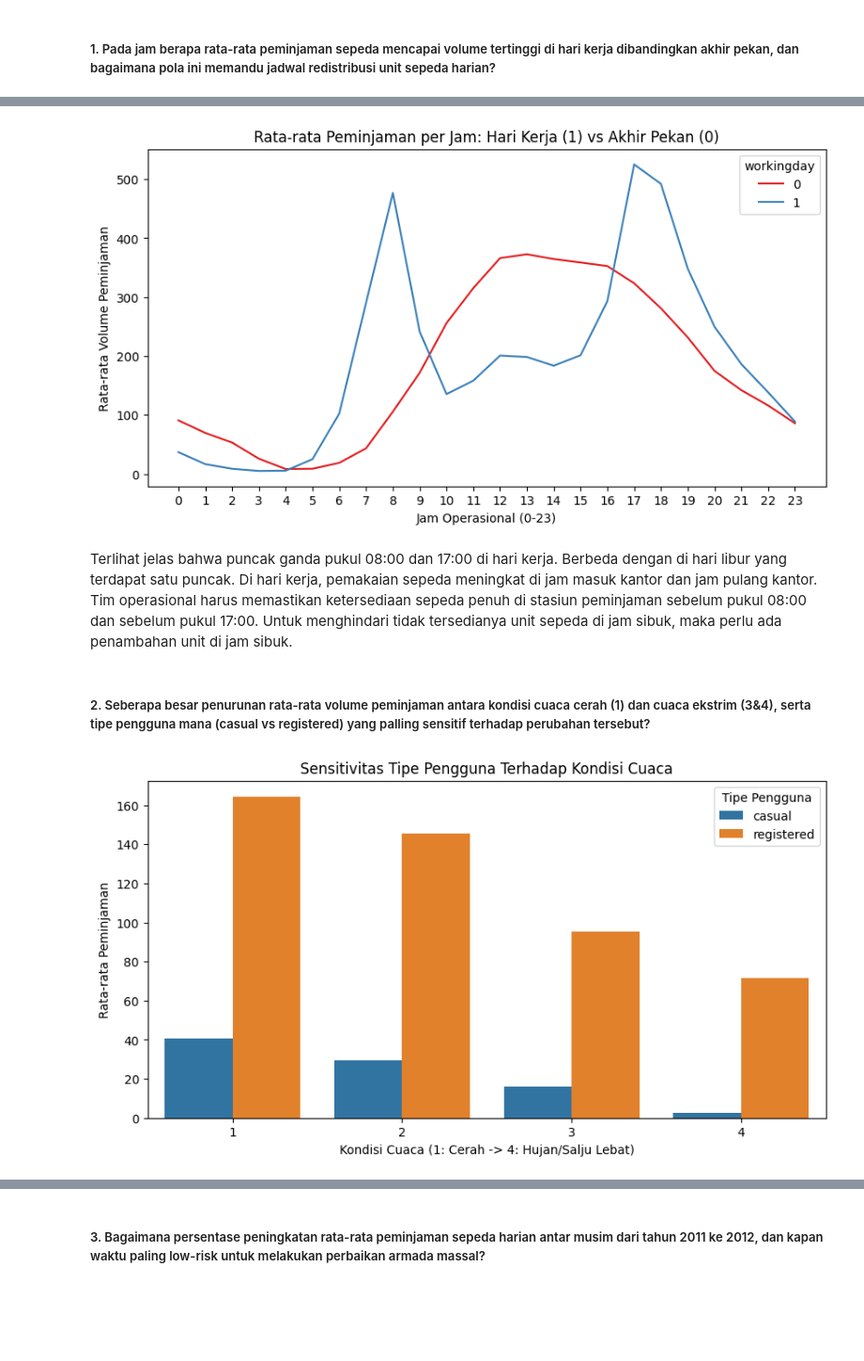
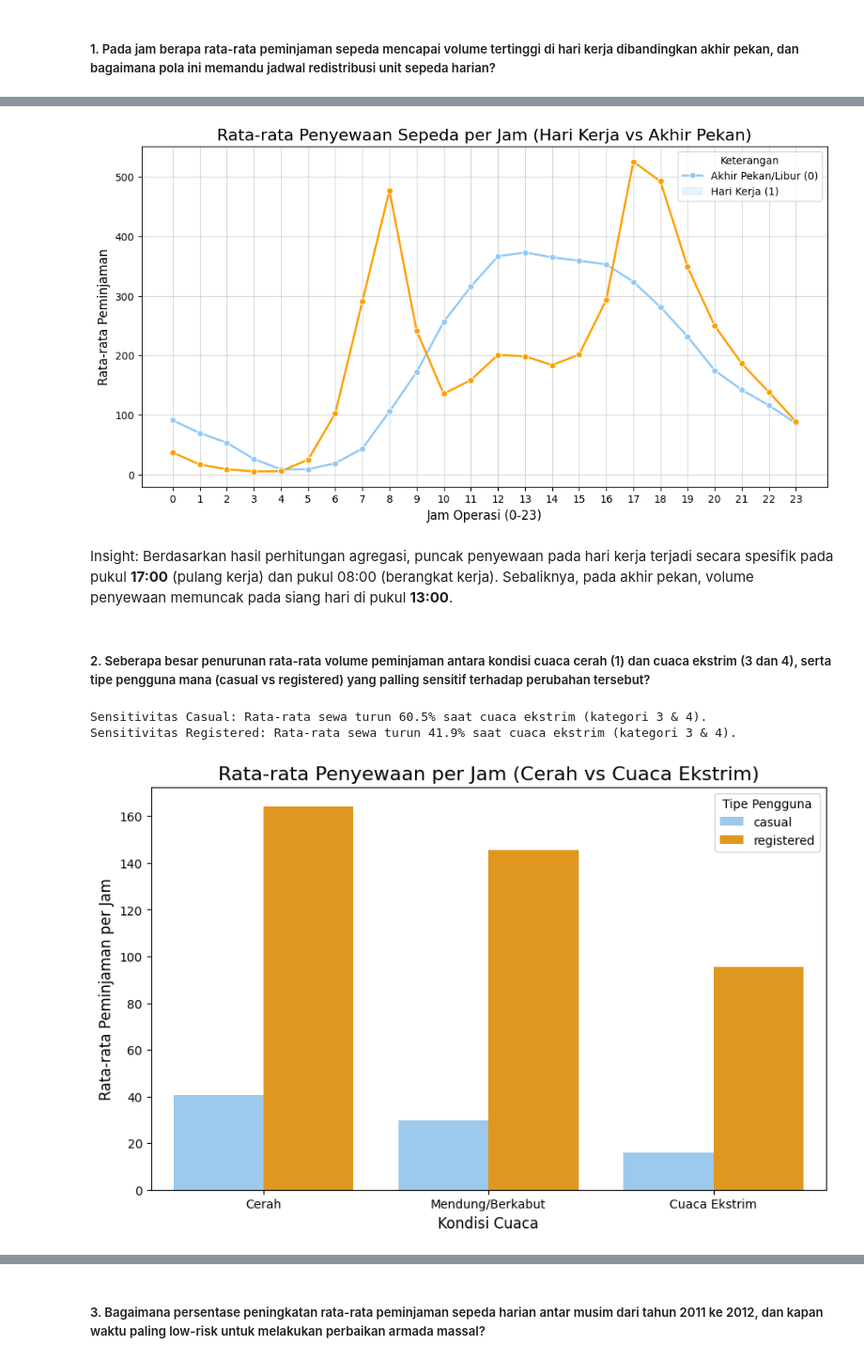
Before and after one commit to fajarvector/bike-sharing-analytics, a Jupyter notebook: notebook.ipynb, the cells around one changed output, grey strips where cells are left out. Shown at 94% size. Saved outputs shown, nothing was run; the diff lists cells and outputs as text; code cells hidden in the pictures; blank space fills up the shorter version.

```diff
--- a/notebook.ipynb
+++ b/notebook.ipynb
@@ -394,28 +410,67 @@ plt.show()
 # %%
-plt.figure(figsize=(10, 5))
-sns.lineplot(x='hr', y='cnt', hue='workingday', data=hour_df, estimator='mean', errorbar=None, palette='Set1')
-plt.title('Rata-rata Peminjaman per Jam: Hari Kerja (1) vs Akhir Pekan (0)')
-plt.xlabel('Jam Operasional (0-23)')
-plt.ylabel('Rata-rata Volume Peminjaman')
+# Visualisasi
+plt.figure(figsize=(12, 6))
+sns.lineplot(data=hourly_trend, x='hr', y='cnt', hue='workingday', marker='o', linewidth=2, palette=['#90CAF9', '#FF9F00'])
+plt.title("Rata-rata Penyewaan Sepeda per Jam (Hari Kerja vs Akhir Pekan)", fontsize=16)
+plt.xlabel("Jam Operasi (0-23)", fontsize=12)
+plt.ylabel("Rata-rata Peminjaman", fontsize=12)
 plt.xticks(range(0, 24))
+plt.legend(title='Keterangan', labels=['Akhir Pekan/Libur (0)', 'Hari Kerja (1)'])
+plt.grid(True, alpha=0.5)
 plt.show()
 # %% [output]
-[figure, old version]
+[figure, new version]
 # %% [markdown]
-Terlihat jelas bahwa puncak ganda pukul 08:00 dan 17:00 di hari kerja. Berbeda dengan di hari libur yang terdapat satu puncak. Di hari kerja, pemakaian sepeda meningkat di jam masuk kantor dan jam pulang kantor. Tim operasional harus memastikan ketersediaan sepeda penuh di stasiun peminjaman sebelum pukul 08:00 dan sebelum pukul 17:00. Untuk menghindari tidak tersedianya unit sepeda di jam sibuk, maka perlu ada penambahan unit di jam sibuk.
+Insight: Berdasarkan hasil perhitungan agregasi, puncak penyewaan pada hari kerja terjadi secara spesifik pada pukul **17:00** (pulang kerja) dan pukul 08:00 (berangkat kerja). Sebaliknya, pada akhir pekan, volume penyewaan memuncak pada siang hari di pukul **13:00**.
 # %% [markdown]
-##### 2. Seberapa besar penurunan rata-rata volume peminjaman antara kondisi cuaca cerah (1) dan cuaca ekstrim (3&4), serta tipe pengguna mana (casual vs registered) yang palling sensitif terhadap perubahan tersebut?
+##### 2. Seberapa besar penurunan rata-rata volume peminjaman antara kondisi cuaca cerah (1) dan cuaca ekstrim (3 dan 4), serta tipe pengguna mana (casual vs registered) yang palling sensitif terhadap perubahan tersebut?
+# %%
+# Membuat kolom pengelompokan cuaca: Gabungkan kategori 3 dan 4 menjadi 'Cuaca Buruk'
+def group_weather(w):
+    if w == 1:
+        return 'Cerah'
+    elif w == 2:
+        return 'Mendung/Berkabut'
+    else:
+        return 'Cuaca Ekstrim'
+
+hour_df['weather_group'] = hour_df['weathersit'].apply(group_weather)
+
+# Agregasi rata-rata peminjaman per jam berdasarkan kelompok cuaca
+weather_impact_hr = hour_df.groupby('weather_group')[['cnt', 'casual', 'registered']].mean().reset_index()
+
+# Kalkulasi persentase penurunan antara Cuaca Cerah dan Cuaca Buruk (Gabungan 3 & 4)
+val_clear_casual = weather_impact_hr[weather_impact_hr['weather_group'] == 'Cerah']['casual'].values[0]
+val_bad_casual = weather_impact_hr[weather_impact_hr['weather_group'] == 'Cuaca Ekstrim']['casual'].values[0]
+drop_casual = ((val_clear_casual - val_bad_casual) / val_clear_casual) * 100
+
+val_clear_reg = weather_impact_hr[weather_impact_hr['weather_group'] == 'Cerah']['registered'].values[0]
+val_bad_reg = weather_impact_hr[weather_impact_hr['weather_group'] == 'Cuaca Ekstrim']['registered'].values[0]
+drop_reg = ((val_clear_reg - val_bad_reg) / val_clear_reg) * 100
+
+print(f"Sensitivitas Casual: Rata-rata sewa turun {drop_casual:.1f}% saat cuaca ekstrim (kategori 3 & 4).")
+print(f"Sensitivitas Registered: Rata-rata sewa turun {drop_reg:.1f}% saat cuaca ekstrim (kategori 3 & 4).")
+# %% [output]
+Sensitivitas Casual: Rata-rata sewa turun 60.5% saat cuaca ekstrim (kategori 3 & 4).
+Sensitivitas Registered: Rata-rata sewa turun 41.9% saat cuaca ekstrim (kategori 3 & 4).
 # %%
-# Melt data agar 'casual' dan 'registered' berada dalam satu kolom untuk hue
-df_melt = pd.melt(hour_df, id_vars=['weathersit'], value_vars=['casual', 'registered'],
-                  var_name='Tipe Pengguna', value_name='Volume')
+# Persiapan data untuk visualisasi
+weather_melt_hr = weather_impact_hr.melt(
+    id_vars=['weather_group'], value_vars=['casual', 'registered'],
+    var_name='Tipe Pengguna', value_name='Rata-rata Sewa per Jam'
+)
 
-plt.figure(figsize=(10, 5))
-sns.barplot(x='weathersit', y='Volume', hue='Tipe Pengguna', data=df_melt, estimator='mean', errorbar=None)
-plt.title('Sensitivitas Tipe Pengguna Terhadap Kondisi Cuaca')
-plt.xlabel('Kondisi Cuaca (1: Cerah -> 4: Hujan/Salju Lebat)')
-plt.ylabel('Rata-rata Peminjaman')
+# Visualisasi
+plt.figure(figsize=(10, 6))
+sns.barplot(
+    data=weather_melt_hr, x='weather_group', y='Rata-rata Sewa per Jam',
+    hue='Tipe Pengguna', palette=['#90CAF9', '#FF9F00'],
+    order=['Cerah', 'Mendung/Berkabut', 'Cuaca Ekstrim']
+)
+plt.title("Rata-rata Penyewaan per Jam (Cerah vs Cuaca Ekstrim)", fontsize=16)
+plt.xlabel("Kondisi Cuaca", fontsize=12)
+plt.ylabel("Rata-rata Peminjaman per Jam", fontsize=12)
 plt.show()
 # %% [output]
-[figure, old version]
+[figure, new version]
 # %% [markdown]
```
Also changed, not shown: parts of 7 cells of this notebook, 2 other files.
